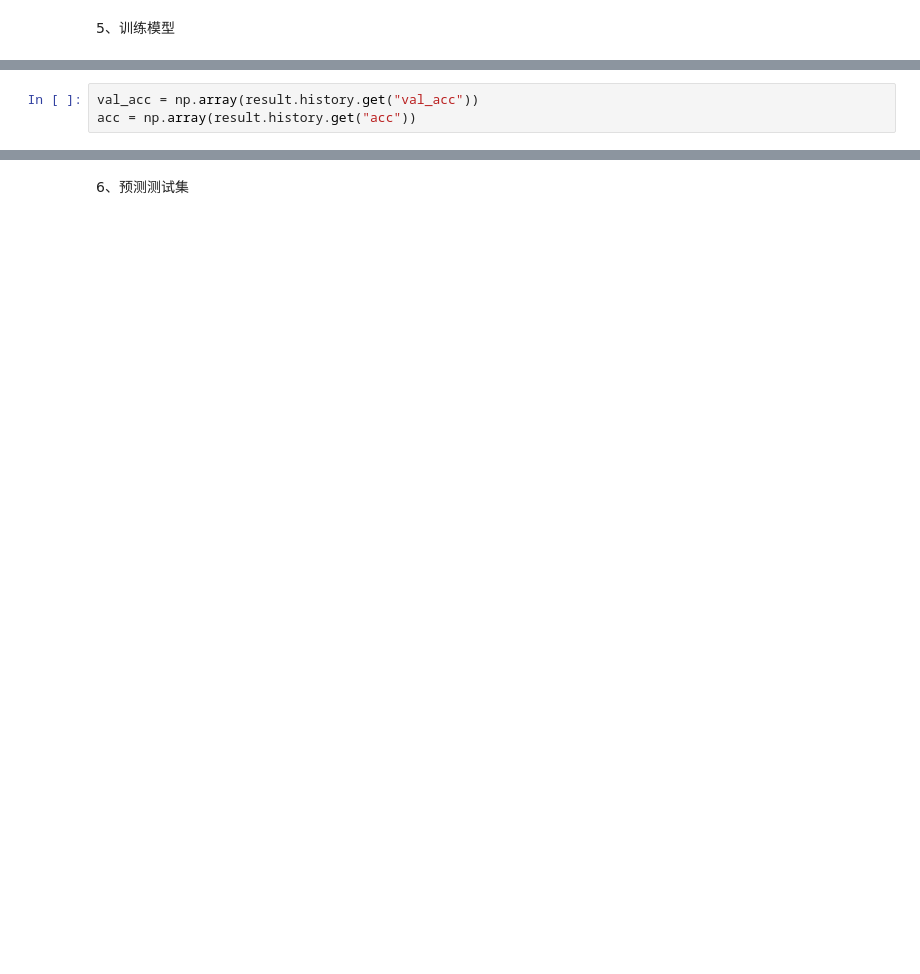
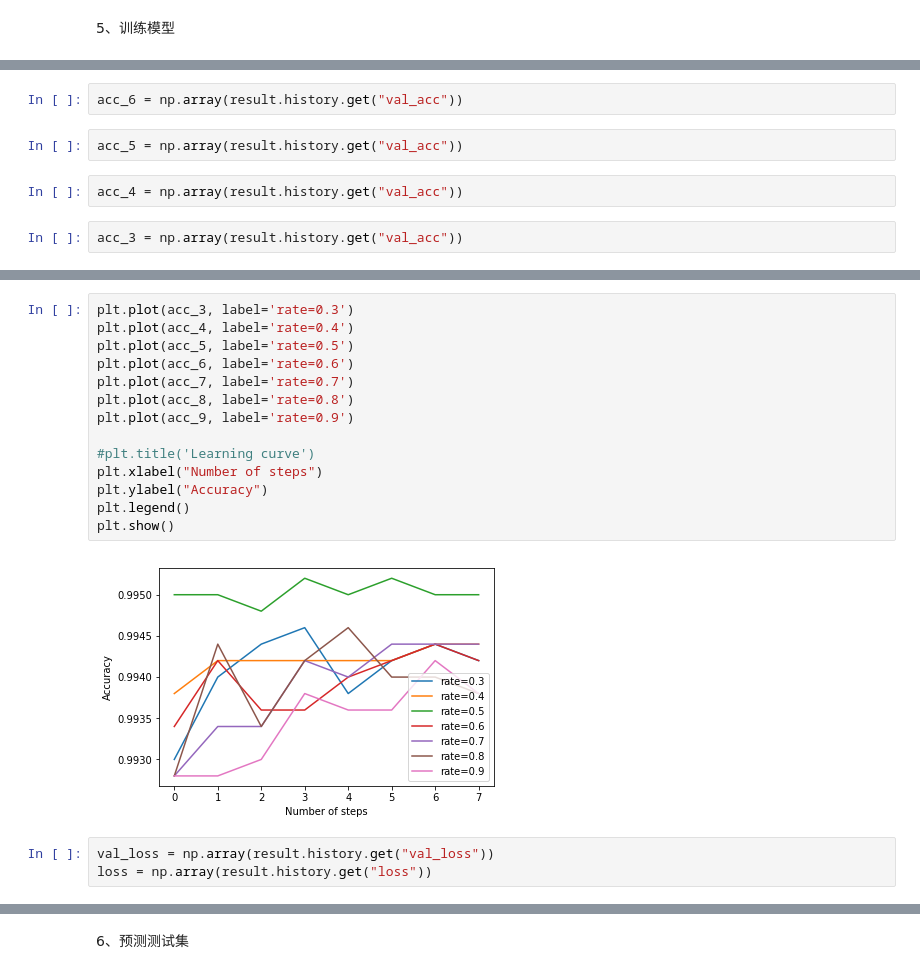
Before and after one commit to 981935539/udacity_project, a Jupyter notebook: Dogs vs. Cats.ipynb, the cells around one changed output, grey strips where cells are left out. Saved outputs shown, nothing was run; the diff lists cells and outputs as text; blank space fills up the shorter version.

```diff
--- a/Dogs vs. Cats.ipynb
+++ b/Dogs vs. Cats.ipynb
@@ -111,3 +132,11 @@ result.history
+# %%
+acc_6 = np.array(result.history.get("val_acc"))
+# %%
+acc_5 = np.array(result.history.get("val_acc"))
+# %%
+acc_4 = np.array(result.history.get("val_acc"))
+# %%
+acc_3 = np.array(result.history.get("val_acc"))
 # %%
 np.array(result.history.get("val_acc")).mean()
 # %% [output]
@@ -115,4 +144,20 @@ np.array(result.history.get("val_acc")).mean()
+# %%
+plt.plot(acc_3, label='rate=0.3')
+plt.plot(acc_4, label='rate=0.4')
+plt.plot(acc_5, label='rate=0.5')
+plt.plot(acc_6, label='rate=0.6')
+plt.plot(acc_7, label='rate=0.7')
+plt.plot(acc_8, label='rate=0.8')
+plt.plot(acc_9, label='rate=0.9')
+
+#plt.title('Learning curve')
+plt.xlabel("Number of steps")
+plt.ylabel("Accuracy")
+plt.legend()
+plt.show()
+# %% [output]
+[figure, added]
 # %%
-val_acc = np.array(result.history.get("val_acc"))
-acc = np.array(result.history.get("acc"))
+val_loss = np.array(result.history.get("val_loss"))
+loss = np.array(result.history.get("loss"))
 # %%
```
Also changed, not shown: parts of 11 cells of this notebook, 3 other files.
